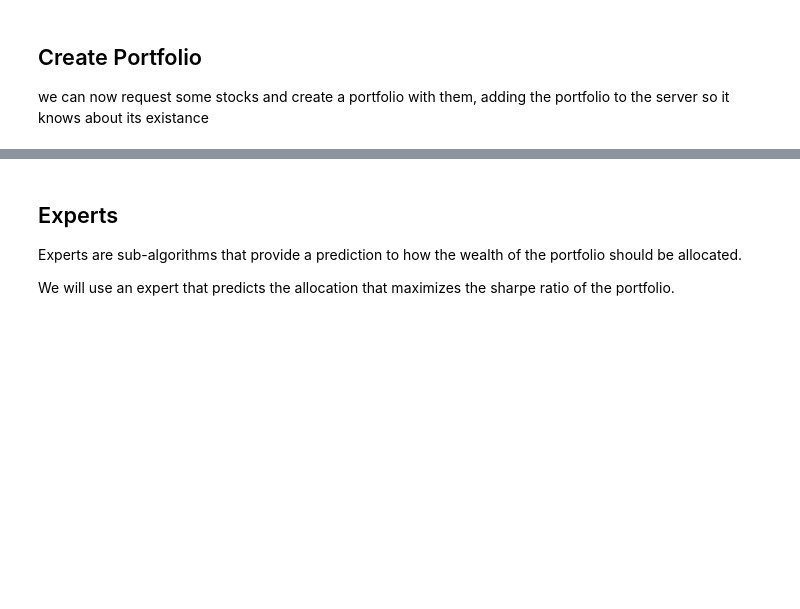
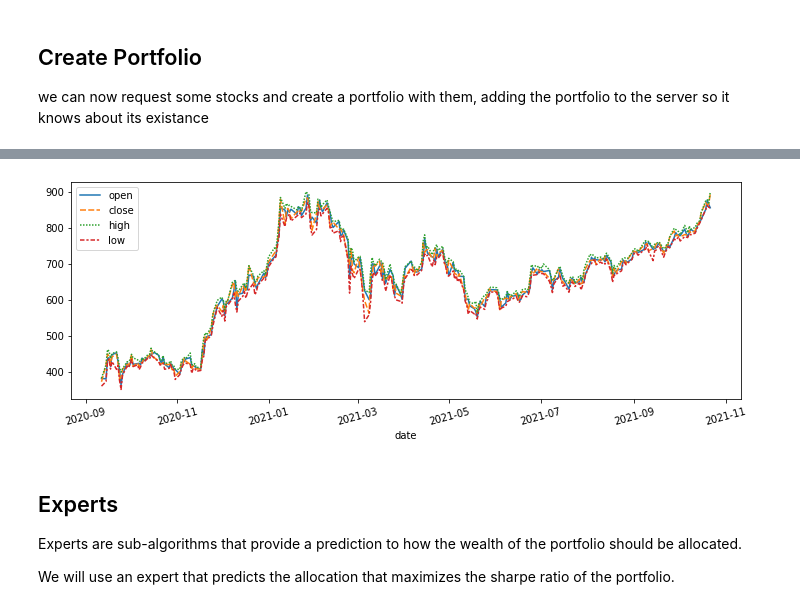
Before and after one commit to Sager611/ibkr-algotrading, a Jupyter notebook: notebooks/03 - Algorithms.ipynb, the cells around one changed output, grey strips where cells are left out. Drawn from its saved outputs; the diff is of its cells as text; code cells hidden in the pictures; blank space fills up the shorter version.

```diff
--- a/notebooks/03 - Algorithms.ipynb
+++ b/notebooks/03 - Algorithms.ipynb
@@ -66,3 +84,11 @@ srv.add_portfolio(portfolio)
+# %%
+y = ['open', 'close', 'high', 'low']
+plt.figure(figsize=(12, 4))
+sns.lineplot(data=stocks[4].hist[y])
+plt.xticks(rotation=15)
+plt.show()
+# %% [output]
+[figure, added]
 # %% [markdown]
 ## Experts
 
```
Also changed, not shown: parts of 3 cells of this notebook, 4 other files.
